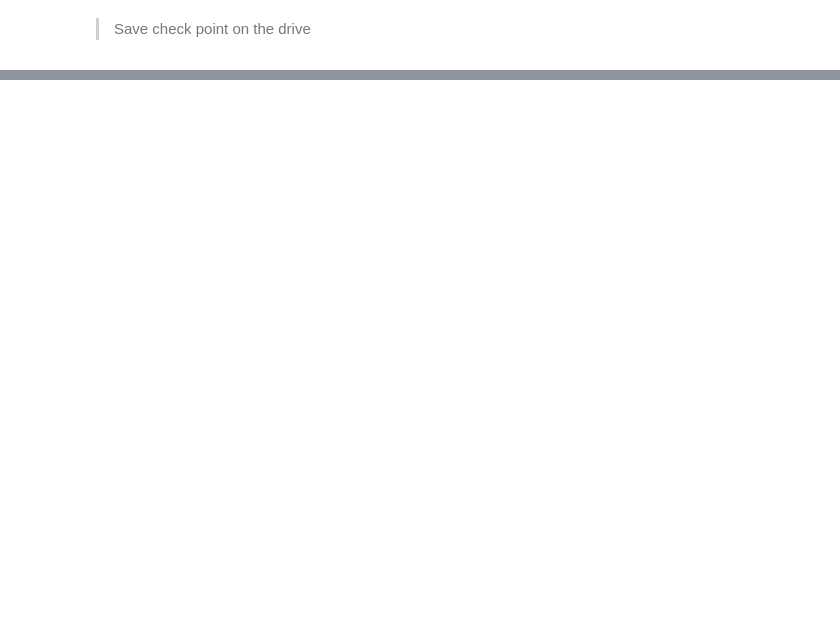
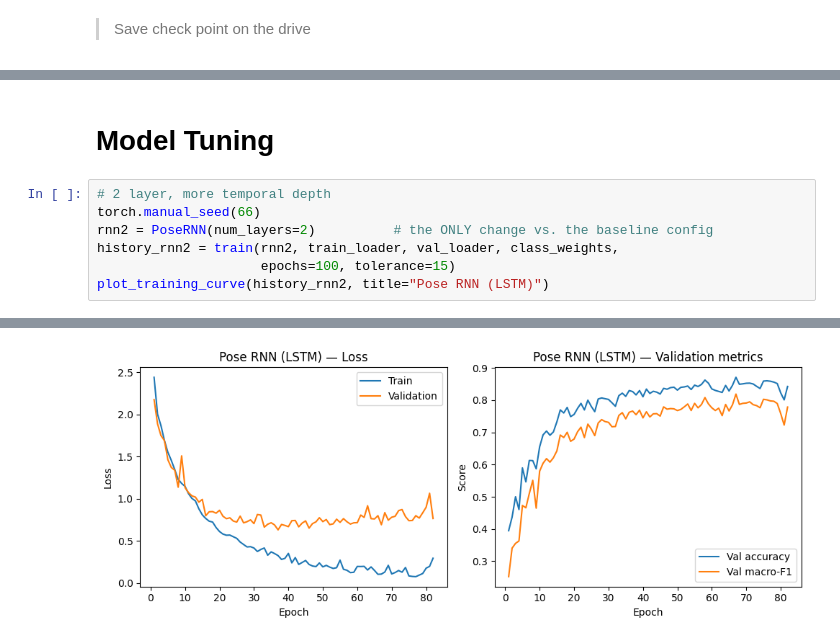
Before and after one commit to po8onthetrack/Deep-Learning-Project, a Jupyter notebook: project.ipynb, the cells around one changed output, grey strips where cells are left out. Drawn from its saved outputs; the diff is of its cells as text; blank space fills up the shorter version.

Commit message:
tune the primary model with 2 hidden layers

```diff
--- a/project.ipynb
+++ b/project.ipynb
@@ -478,0 +480,10 @@ for idx in top:
+# %% [markdown]
+# Model Tuning
+# %%
+# 2 layer, more temporal depth
+torch.manual_seed(66)
+rnn2 = PoseRNN(num_layers=2)          # the ONLY change vs. the baseline config
+history_rnn2 = train(rnn2, train_loader, val_loader, class_weights,
+                     epochs=100, tolerance=15)
+plot_training_curve(history_rnn2, title="Pose RNN (LSTM)")
+# %% [output]
@@ -478,0 +507 @@ for idx in top:
+[figure, added]
```
Also changed, not shown: parts of 8 cells of this notebook.
